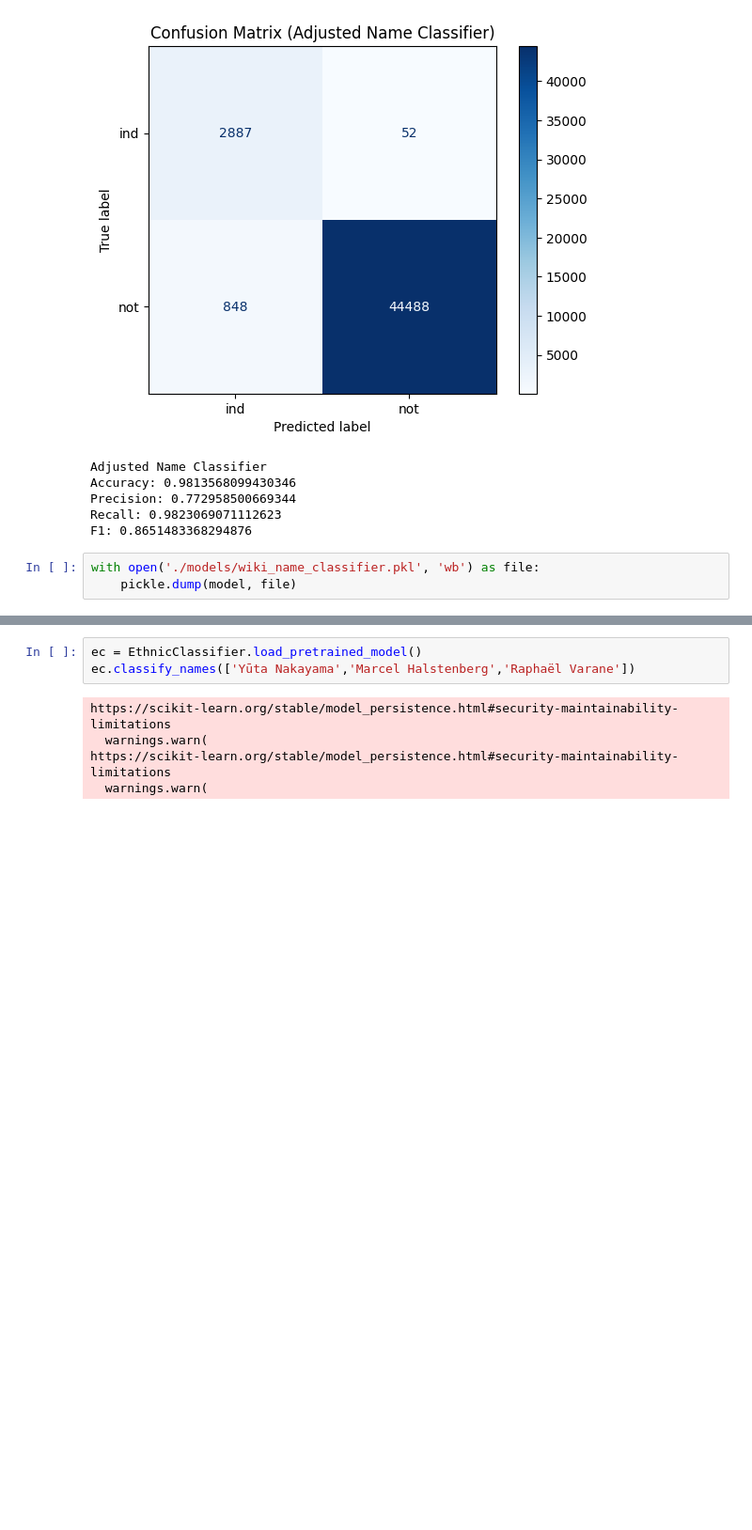
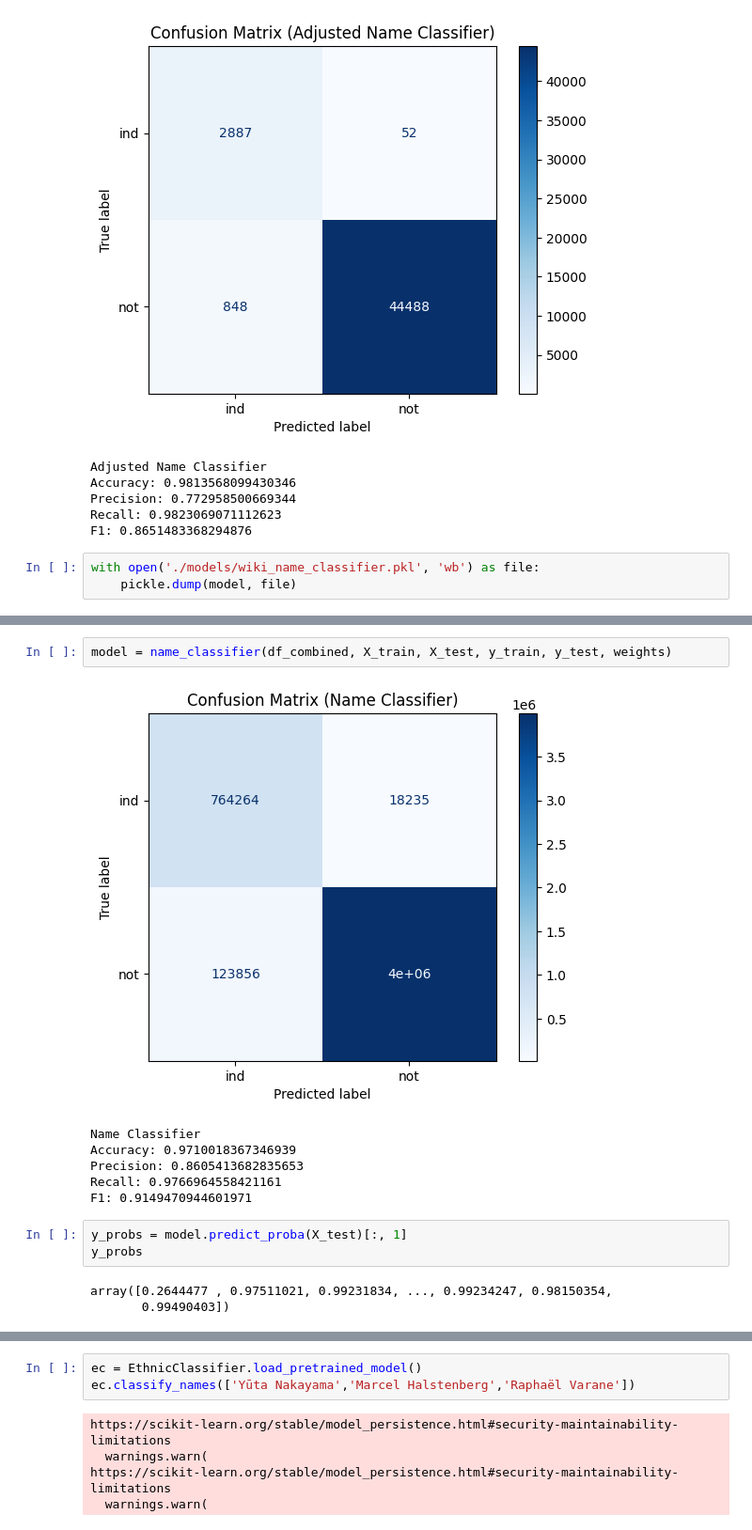
Before and after one commit to kkkarnav/indianamericancontributions, a Jupyter notebook: name_classification.ipynb, the cells around one changed output, grey strips where cells are left out. Shown at 94% size. Saved outputs shown, nothing was run; the diff lists cells and outputs as text; blank space fills up the shorter version.

Commit message:
new classifier

```diff
--- a/name_classification.ipynb
+++ b/name_classification.ipynb
@@ -380,0 +448,15 @@ with open('./models/wiki_name_classifier.pkl', 'wb') as file:
+# %%
+model = name_classifier(df_combined, X_train, X_test, y_train, y_test, weights)
+# %% [output]
+[figure, added]
+Name Classifier
+Accuracy: 0.9710018367346939
+Precision: 0.8605413682835653
+Recall: 0.9766964558421161
+F1: 0.9149470944601971
+# %%
+y_probs = model.predict_proba(X_test)[:, 1]
+y_probs
+# %% [output]
+array([0.2644477 , 0.97511021, 0.99231834, ..., 0.99234247, 0.98150354,
+       0.99490403])
```
Also changed, not shown: parts of 8 cells of this notebook, 1 other file.
